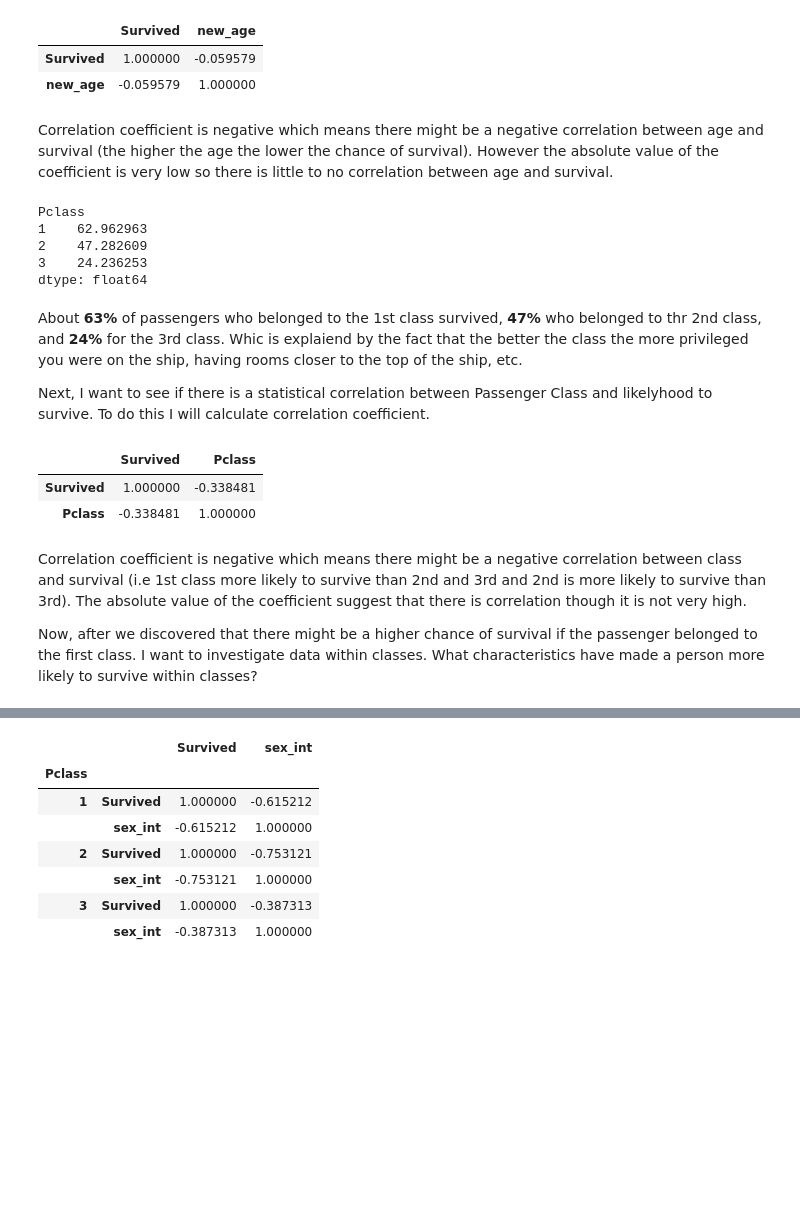
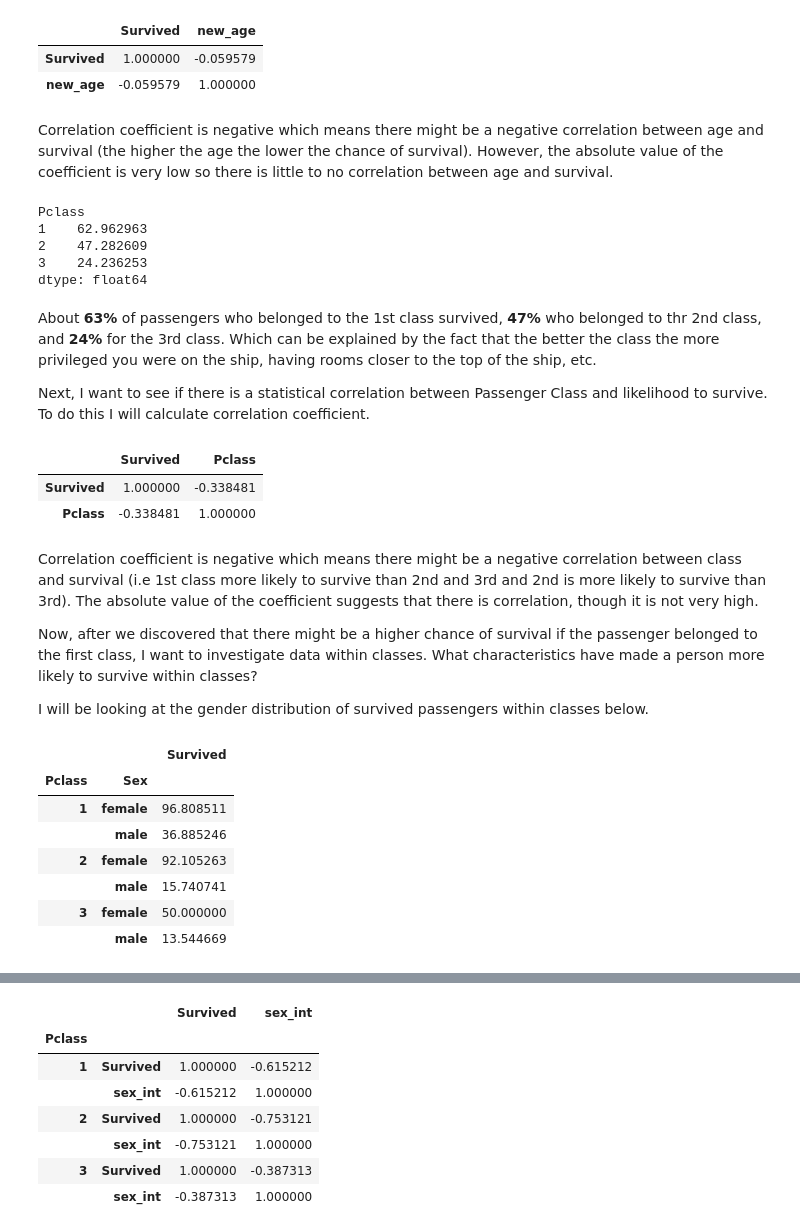
Before and after one commit to julia-kudinovich/data-analysis-p2-investigate-dataset, a Jupyter notebook: P2 Investigate a Dataset.ipynb, the cells around one changed output, grey strips where cells are left out. Saved outputs shown, nothing was run; the diff lists cells and outputs as text; code cells hidden in the pictures; blank space fills up the shorter version.

```diff
--- a/P2 Investigate a Dataset.ipynb
+++ b/P2 Investigate a Dataset.ipynb
@@ -137,7 +157,7 @@ titanic_df[['Survived','new_age']].corr()
 | Survived | 1.000000 | -0.059579 |
 | new_age | -0.059579 | 1.000000 |
 # %% [markdown]
-Correlation coefficient is negative which means there might be a negative correlation between age and survival (the higher the age the lower the chance of survival). However the absolute value of the coefficient is very low so there is little to no correlation between age and survival.
+Correlation coefficient is negative which means there might be a negative correlation between age and survival (the higher the age the lower the chance of survival). However, the absolute value of the coefficient is very low so there is little to no correlation between age and survival.
 # %%
 ##Percent of surived in each class.
 print (titanic_df.groupby('Pclass')['Survived'].sum() / titanic_df.groupby('Pclass')['PassengerId'].count())*100
@@ -148,9 +168,9 @@ Pclass
 3    24.236253
 dtype: float64
 # %% [markdown]
- About **63%** of passengers who belonged to the 1st class survived, **47%** who belonged to thr 2nd class, and **24%** for the 3rd class. Whic is explaiend by the fact that the better the class the more privileged you were on the ship, having rooms closer to the top of the ship, etc.
+ About **63%** of passengers who belonged to the 1st class survived, **47%** who belonged to thr 2nd class, and **24%** for the 3rd class. Which can be explained  by the fact that the better the class the more privileged you were on the ship, having rooms closer to the top of the ship, etc.
 
- Next, I want to see if there is a statistical correlation between Passenger Class and likelyhood to survive. To do this I will calculate correlation coefficient.
+ Next, I want to see if there is a statistical correlation between Passenger Class and likelihood to survive. To do this I will calculate correlation coefficient.
 # %%
 titanic_df[['Survived','Pclass']].corr()
 # %% [output]
@@ -158,6 +178,22 @@ titanic_df[['Survived','Pclass']].corr()
 | Survived | 1.000000 | -0.338481 |
 | Pclass | -0.338481 | 1.000000 |
 # %% [markdown]
-Correlation coefficient is negative which means there might be a negative correlation between class and survival (i.e 1st class more likely to survive than 2nd and 3rd and 2nd is more likely to survive than 3rd). The absolute value of the coefficient suggest that there is correlation though it is not very high.
+Correlation coefficient is negative which means there might be a negative correlation between class and survival (i.e 1st class more likely to survive than 2nd and 3rd and 2nd is more likely to survive than 3rd). The absolute value of the coefficient suggests that there is correlation, though it is not very high.
 
-Now, after we discovered that there might be a higher chance of survival if the passenger belonged to the first class. I want to investigate data within classes. What characteristics have made a person more likely to survive within classes?
+Now, after we discovered that there might be a higher chance of survival if the passenger belonged to the first class, I want to investigate data within classes. What characteristics have made a person more likely to survive within classes?
+
+I will be looking at the gender distribution of survived passengers within classes below.
+# %%
+grouped_data = titanic_df.groupby(['Pclass', 'Sex'])[['Survived']]
+##Percent of male/female surived in each class.
+percent = (grouped_data.sum() /grouped_data.count())*100
+percent
+# %% [output]
+|  |  | Survived |
+| Pclass | Sex |  |
+| 1 | female | 96.808511 |
+|  | male | 36.885246 |
+| 2 | female | 92.105263 |
+|  | male | 15.740741 |
+| 3 | female | 50.000000 |
+|  | male | 13.544669 |
```
Also changed, not shown: parts of 24 cells of this notebook, 1 other file.
